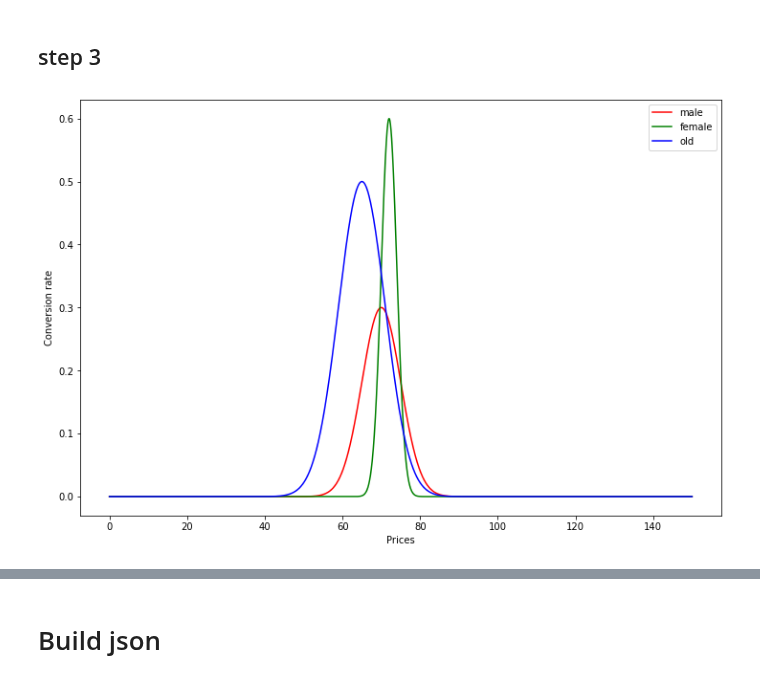
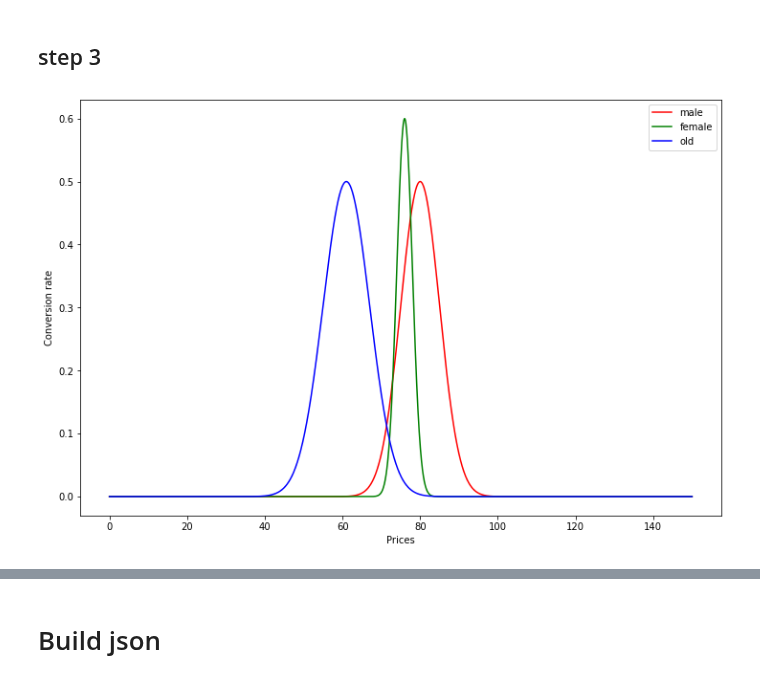
Before and after one commit to VladMarianCimpeanu/OLA_project, a Jupyter notebook: customers_parameters.ipynb, the cells around one changed output, grey strips where cells are left out. Drawn from its saved outputs; the diff is of its cells as text; code cells hidden in the pictures.

```diff
--- a/customers_parameters.ipynb
+++ b/customers_parameters.ipynb
@@ -998,27 +998,27 @@ c32 = c32.tolist()
 # %% [markdown]
 ## step 3
 # %%
-mu_53 = [70, 72 ,65]
+mu_53 = [80, 76 ,61]
 sigma_53 = [5, 2, 6]
-scale_53 = [0.3, 0.6, 0.5]
+scale_53 = [0.5, 0.6, 0.5]
 cv_53 = []
 cv_53.append(cv_curve(mu_53[0], sigma_53[0], prices, scale_53[0]))
 cv_53.append(cv_curve(mu_53[1], sigma_53[1], prices, scale_53[1]))
 cv_53.append(cv_curve(mu_53[2], sigma_53[2], prices, scale_53[2]))
 cv_53
 
 
 
 plt.figure(figsize=(12,8))
 plt.plot(prices, cv_53[0], color="red", label="male")
 plt.plot(prices, cv_53[1], color="green", label="female")
 plt.plot(prices, cv_53[2], color="blue", label="old")
 plt.xlabel("Prices")
 plt.ylabel("Conversion rate")
 plt.legend()
 plt.show()
 # %% [output]
-[figure, old version]
+[figure, new version]
 # %%
 expected_margin_53 = 0
 for i in range(classes):
```
Also changed, not shown: parts of 27 cells of this notebook, 5 other files.
